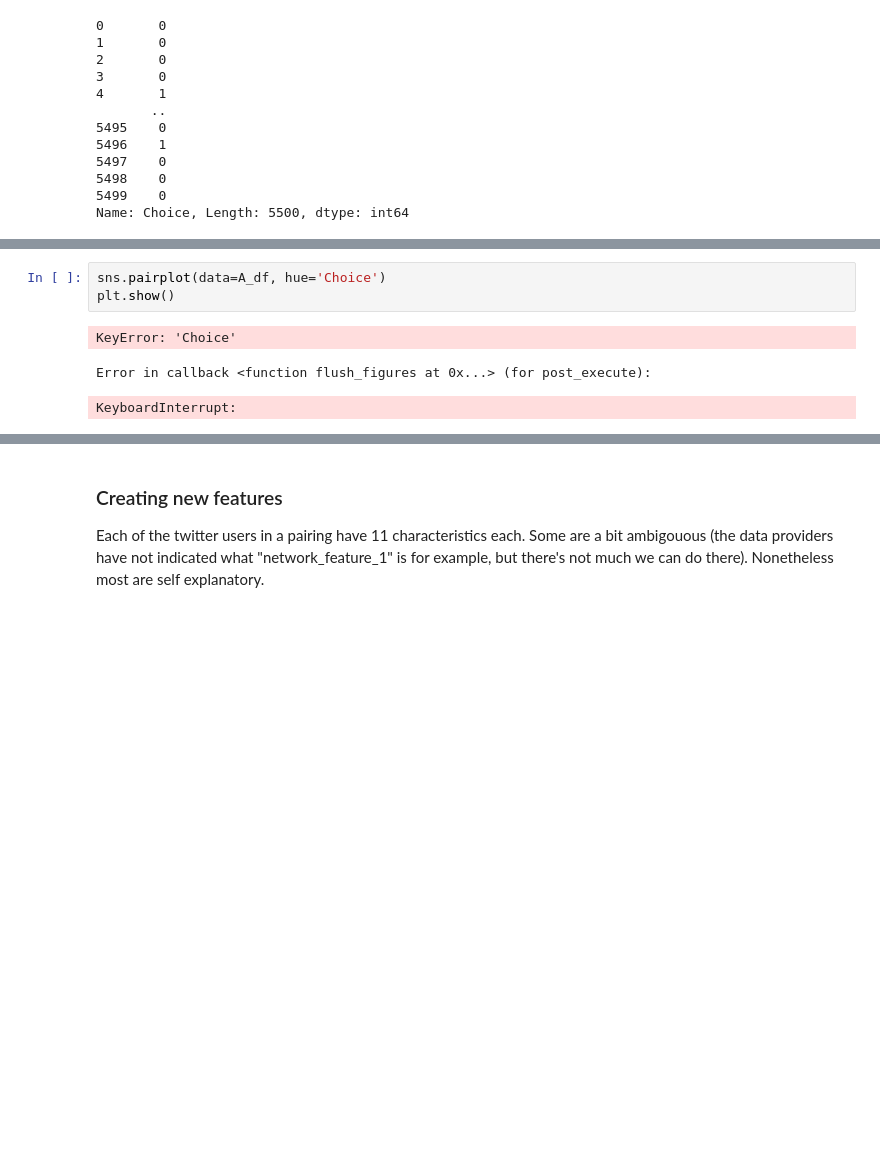
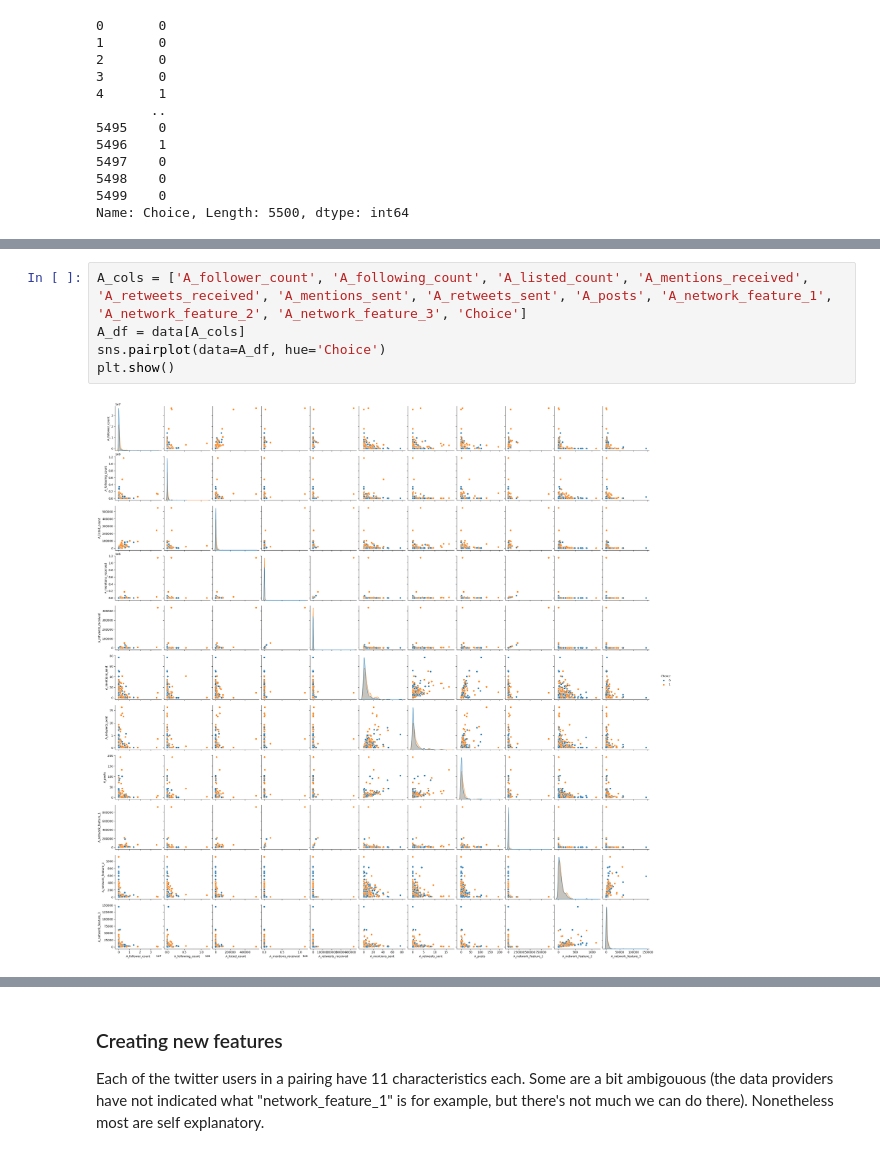
Before and after one commit to Prajaktahz/ML-Practice-Uni, a Jupyter notebook: Week_6_Case_Study_Exercises.ipynb, the cells around one changed output, grey strips where cells are left out. Cells and saved outputs as stored; diff of their text form; blank space fills up the shorter version.

```diff
--- a/Week_6_Case_Study_Exercises.ipynb
+++ b/Week_6_Case_Study_Exercises.ipynb
@@ -131,13 +131,13 @@ sns.pairplot(A_df)
 plt.show()
 # %% [output]
 [figure]
-# %%
-sns.pairplot(data=A_df, hue='Choice')
-plt.show()
-# %% [output]
-KeyError: 'Choice'
-Error in callback <function flush_figures at 0x...> (for post_execute):
-KeyboardInterrupt:
+# %%
+A_cols = ['A_follower_count', 'A_following_count', 'A_listed_count', 'A_mentions_received', 'A_retweets_received', 'A_mentions_sent', 'A_retweets_sent', 'A_posts', 'A_network_feature_1', 'A_network_feature_2', 'A_network_feature_3', 'Choice']
+A_df = data[A_cols]
+sns.pairplot(data=A_df, hue='Choice')
+plt.show()
+# %% [output]
+[figure, added]
 # %%
 #-- Produce a correlation matrix for the features in A_cols
 
```
Also changed, not shown: parts of 14 cells of this notebook.
